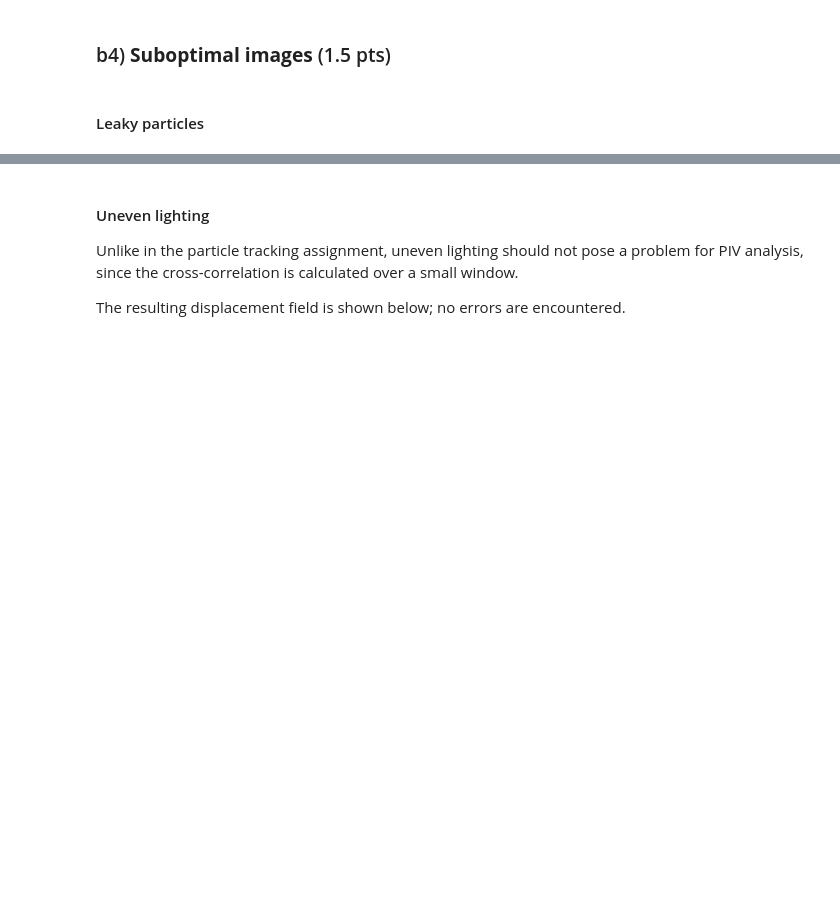
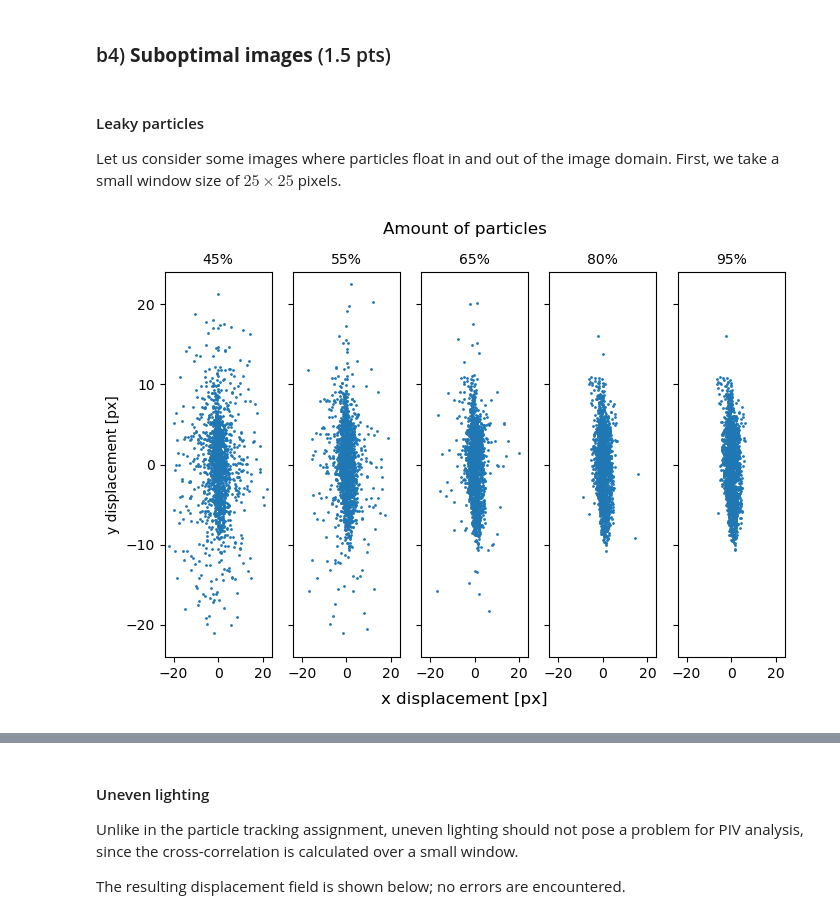
Before and after one commit to TFLVerouden/ETPoF, a Jupyter notebook: HW4/ETPoF_HW4.ipynb, the cells around one changed output, grey strips where cells are left out. Cells and saved outputs as stored; diff of their text form; code cells hidden in the pictures; blank space fills up the shorter version.

```diff
--- a/HW4/ETPoF_HW4.ipynb
+++ b/HW4/ETPoF_HW4.ipynb
@@ -333,28 +354,29 @@ Here, it is clear that the tracer displacement only becomes a problem for very s
 ### b4) **Suboptimal images** (1.5 pts)
 # %% [markdown]
 #### Leaky particles
+Let us consider some images where particles float in and out of the image domain. First, we take a small window size of $25 \times 25$ pixels.
 # %%
 images_sets, set_names = piv.read_image_sets('PIVimages/Suboptimal/', 'LeakyParticles', grouping_ab=True)
 
-# Test the simple PIV function to see at which window size it gives an error about multiple maxima.
-window_size_array = [1000, 500, 250, 125, 100, 25, 10, 5]
-min_window_size = []
-for k in range(len(images_sets)):
-    for l in range(len(window_size_array)):
-        try:
-            u, v = piv.simple_piv(images_sets[k], window_size_array[l], plot=False)
-        except:
-            min_window_size.append(window_size_array[l-1])
-            break
+fig, ax = plt.subplots(1, len(images_sets), figsize=(8, 5))
 
-# Convert the names to floats
-leakiness = [float(i) for i in set_names]
+for i in range(len(images_sets)):
 
-# Make a log-log plot of the particle size vs the minimum window size
-fig, ax = plt.subplots(figsize=(6, 3))
-ax.plot(leakiness, min_window_size, 'o')
-ax.set_xscale('log')
-ax.set_yscale('log')
-ax.set_xlabel('Leakiness [a.u.]')
-ax.set_ylabel('Min. window size [px]')
+    displacements, _ = piv.simple_piv(images_sets[i], 25, plot=False)
+
+    # Plot the displacement vectors
+    ax[i].scatter(displacements[:,:,1].flatten(), displacements[:,:,0].flatten(), s=1)
+    ax[i].set_title(f'{set_names[i]}%', fontsize=10)
+    ax[i].set_xlim([-24, 24])
+    ax[i].set_ylim([-24, 24])
+
+    if i == 0:
+        ax[i].set_ylabel('y displacement [px]')
+    else:
+        ax[i].set_yticklabels([])
+
+fig.supxlabel('x displacement [px]')
+fig.suptitle('Amount of particles')
 plt.show()
+# %% [output]
+[figure, added]
```
Also changed, not shown: parts of 13 cells of this notebook.
